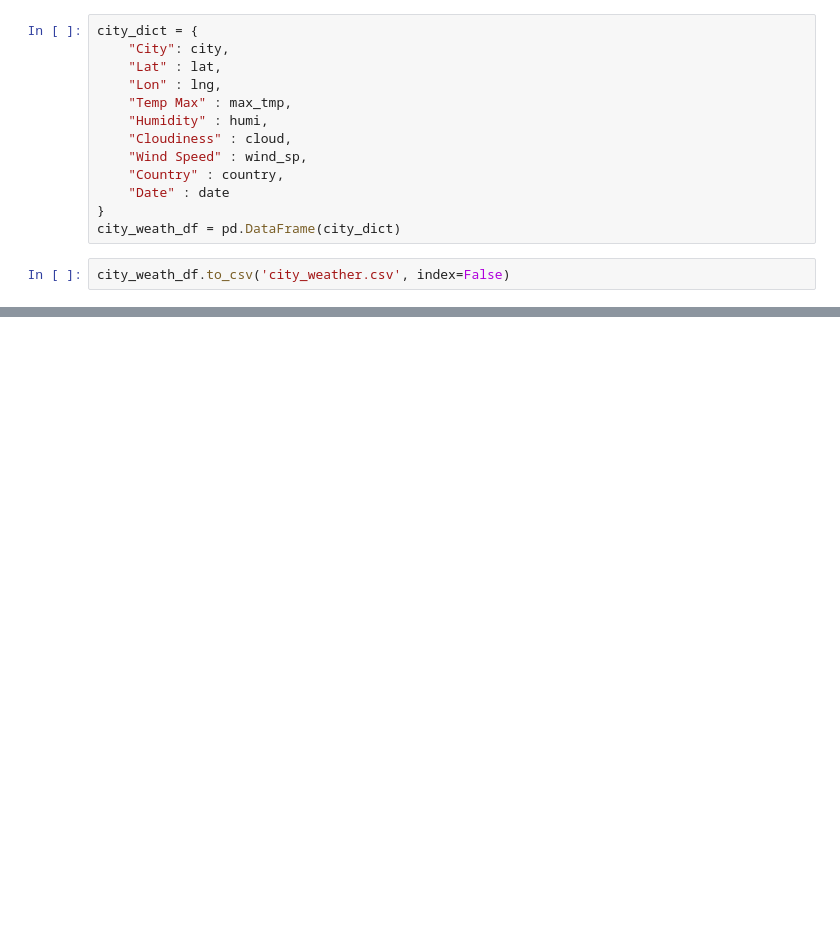
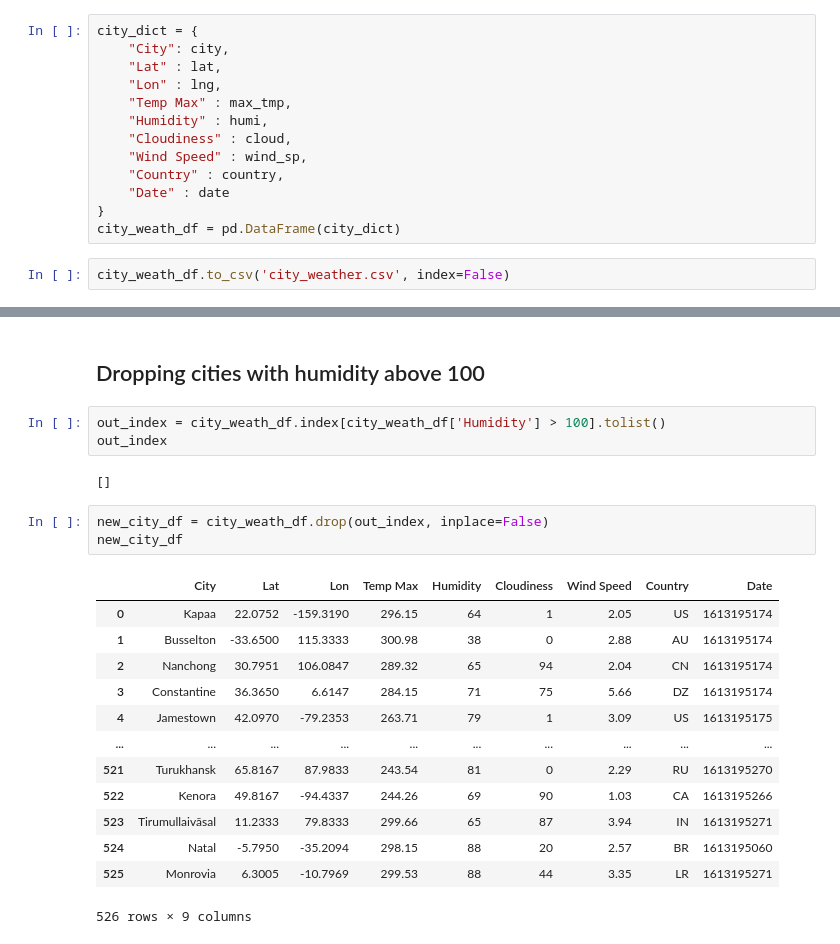
Before and after one commit to danieltp92/python-api-challenge, a Jupyter notebook: WeatherPy/WeatherPy.ipynb, the cells around one changed output, grey strips where cells are left out. Cells and saved outputs as stored; diff of their text form; blank space fills up the shorter version.

```diff
--- a/WeatherPy/WeatherPy.ipynb
+++ b/WeatherPy/WeatherPy.ipynb
@@ -115,0 +158,24 @@ city_weath_df.head()
+# %% [markdown]
+## Dropping cities with humidity above 100
+# %%
+out_index = city_weath_df.index[city_weath_df['Humidity'] > 100].tolist()
+out_index
+# %% [output]
+[]
+# %%
+new_city_df = city_weath_df.drop(out_index, inplace=False)
+new_city_df
+# %% [output]
+|  | City | Lat | Lon | Temp Max | Humidity | Cloudiness | Wind Speed | Country | Date |
+| 0 | Kapaa | 22.0752 | -159.3190 | 296.15 | 64 | 1 | 2.05 | US | 1613195174 |
+| 1 | Busselton | -33.6500 | 115.3333 | 300.98 | 38 | 0 | 2.88 | AU | 1613195174 |
+| 2 | Nanchong | 30.7951 | 106.0847 | 289.32 | 65 | 94 | 2.04 | CN | 1613195174 |
+| 3 | Constantine | 36.3650 | 6.6147 | 284.15 | 71 | 75 | 5.66 | DZ | 1613195174 |
+| 4 | Jamestown | 42.0970 | -79.2353 | 263.71 | 79 | 1 | 3.09 | US | 1613195175 |
+| ... | ... | ... | ... | ... | ... | ... | ... | ... | ... |
+| 521 | Turukhansk | 65.8167 | 87.9833 | 243.54 | 81 | 0 | 2.29 | RU | 1613195270 |
+| 522 | Kenora | 49.8167 | -94.4337 | 244.26 | 69 | 90 | 1.03 | CA | 1613195266 |
+| 523 | Tirumullaivāsal | 11.2333 | 79.8333 | 299.66 | 65 | 87 | 3.94 | IN | 1613195271 |
+| 524 | Natal | -5.7950 | -35.2094 | 298.15 | 88 | 20 | 2.57 | BR | 1613195060 |
+| 525 | Monrovia | 6.3005 | -10.7969 | 299.53 | 88 | 44 | 3.35 | LR | 1613195271 |
+526 rows × 9 columns
```
Also changed, not shown: parts of 13 cells of this notebook, 1 other file.
